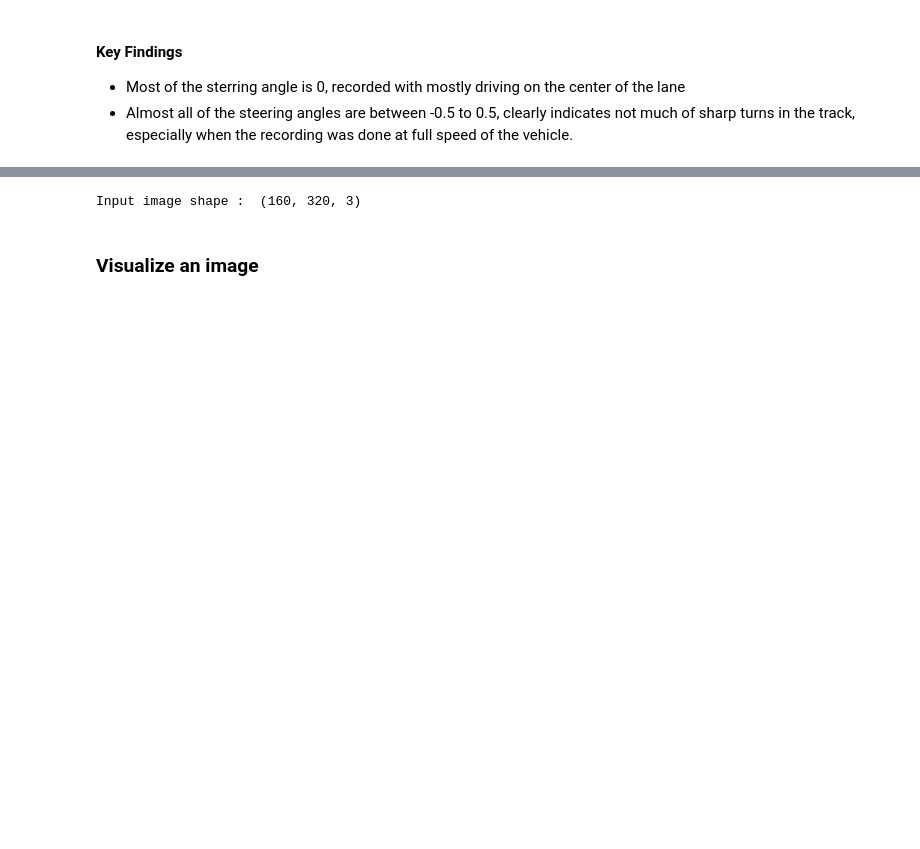
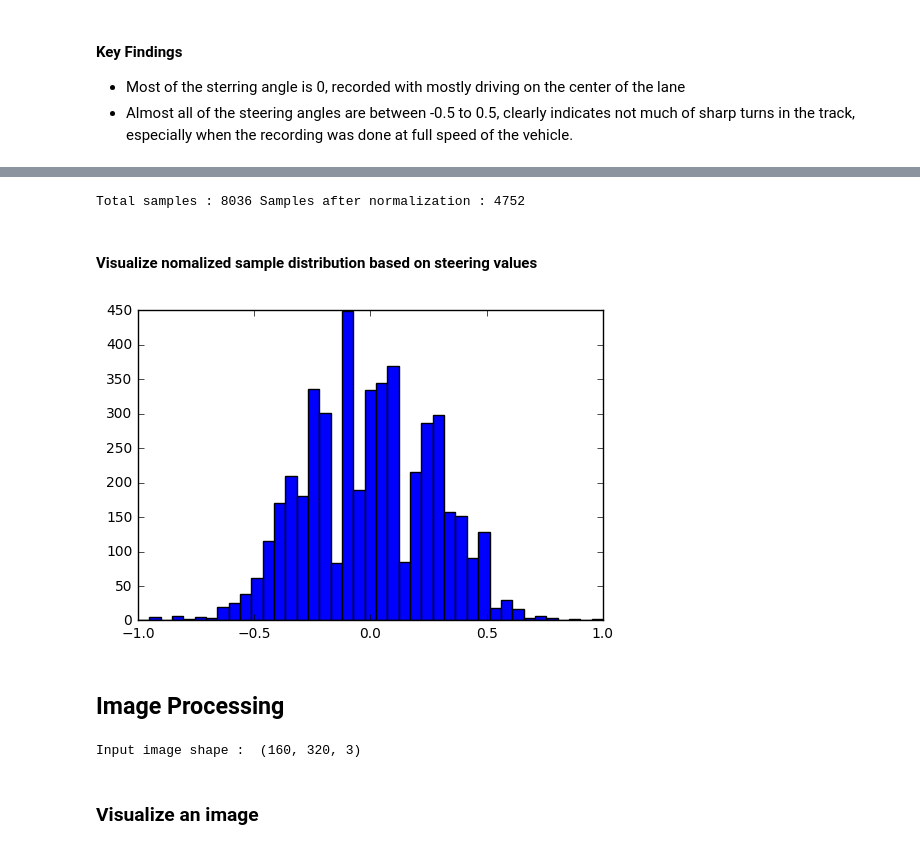
Before and after one commit to rajeshb/SelfDrivingCar, a Jupyter notebook: T1P3-Behavioral-Cloning/dataexploration.ipynb, the cells around one changed output, grey strips where cells are left out. Cells and saved outputs as stored; diff of their text form; code cells hidden in the pictures; blank space fills up the shorter version.

```diff
--- a/T1P3-Behavioral-Cloning/dataexploration.ipynb
+++ b/T1P3-Behavioral-Cloning/dataexploration.ipynb
@@ -118,3 +125,18 @@ data['steering'].plot.hist(range=(-1,1), bins=21)
+# %%
+X, y = dataloader.get_data()
+print("Total samples : {} Samples after normalization : {}".format(len(data), len(y)))
+# %% [output]
+Total samples : 8036 Samples after normalization : 4752
+# %% [markdown]
+#### Visualize nomalized sample distribution based on steering values
+# %%
+# plot the distribution of steering angles
+plt.hist(y, range=(-1,1), bins=41)
+plt.show()
+# %% [output]
+[figure, added]
+# %% [markdown]
+## Image Processing
 # %%
 # get values of left, center, right images and steering angles
 center = [utils.get_image_file_name(file_path) for file_path in data['center'].values]
```
Also changed, not shown: parts of 11 cells of this notebook, 2 other files.
